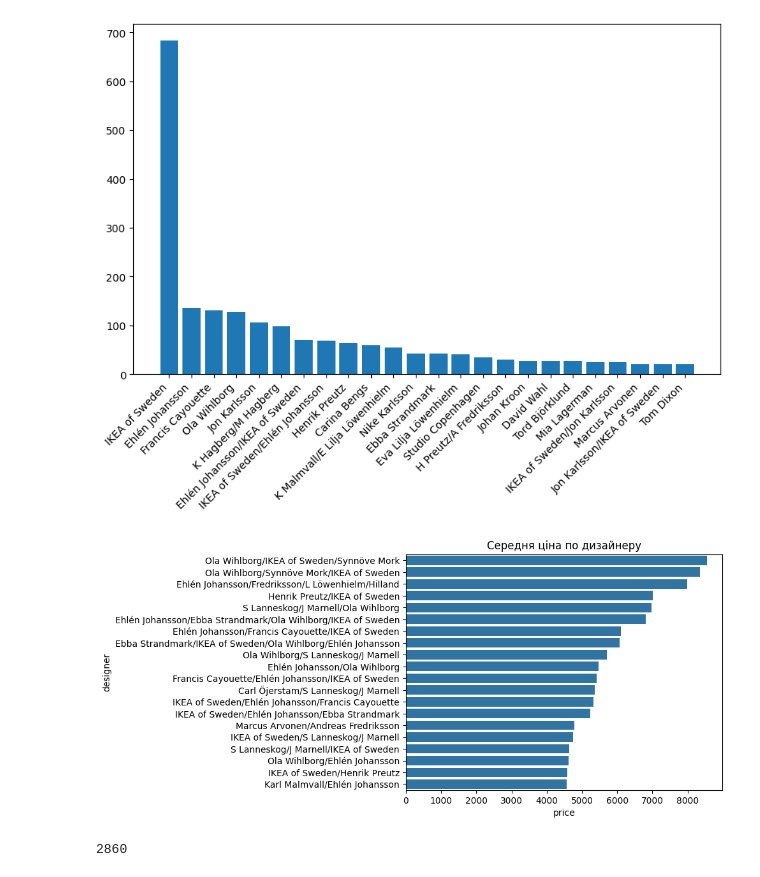
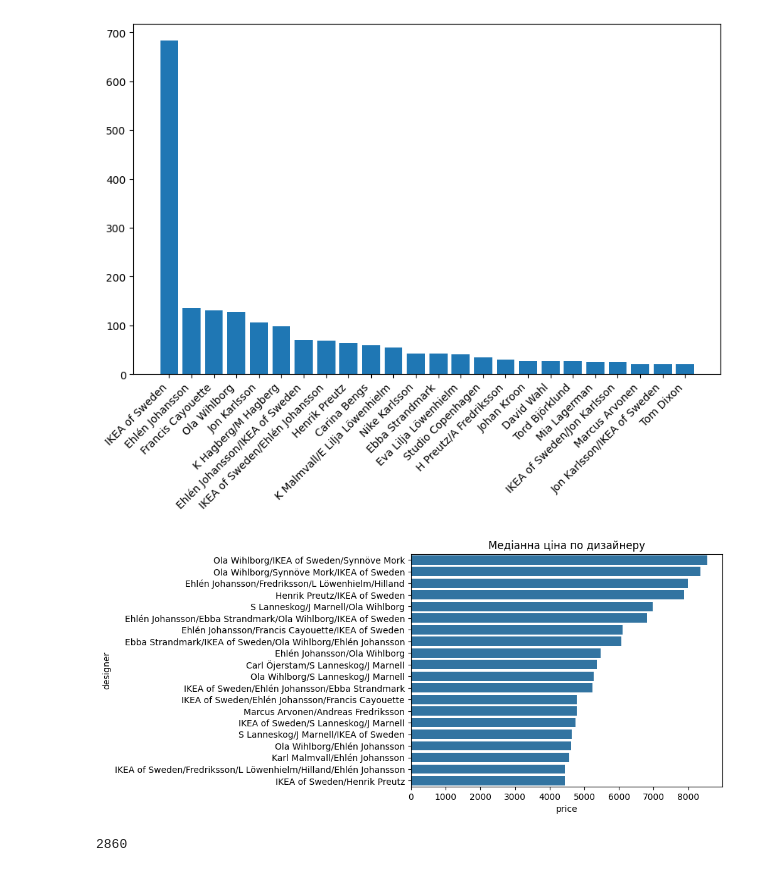
Before and after one commit to Illia061/StepProject, a Jupyter notebook: StepProject.ipynb, the cells around one changed output. Cells and saved outputs as stored; diff of their text form; code cells hidden in the pictures.

```diff
--- a/StepProject.ipynb
+++ b/StepProject.ipynb
@@ -501,17 +497,17 @@ plt.bar(counts_by_designer['designer'], counts_by_designer['count'])
 [figure]
 # %%
 '''
-Середня ціна по дизайнеру
+Медіанна ціна по дизайнеру
 '''
-average_prices_by_des = data.groupby('designer')['price'].mean().reset_index()
+average_prices_by_des = data.groupby('designer')['price'].median().reset_index()
 average_prices_by_des = average_prices_by_des.sort_values('price', ascending=False).reset_index(drop=True)
 average_prices_by_des = average_prices_by_des.iloc[:20]
 
 sns.barplot(x="price", y="designer", data=average_prices_by_des, orient='horizontal')
-plt.title('Середня ціна по дизайнеру')
+plt.title('Медіанна ціна по дизайнеру')
 plt.show()
 # %% [output]
-[figure, old version]
+[figure, new version]
 # %%
 #Step 2 - Machine Learning
 '''
```
Also changed, not shown: parts of 18 cells of this notebook.
